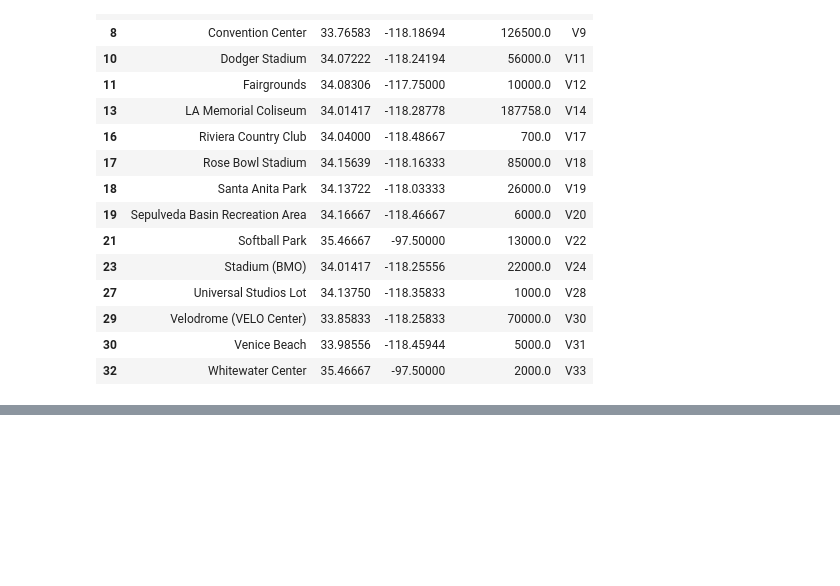
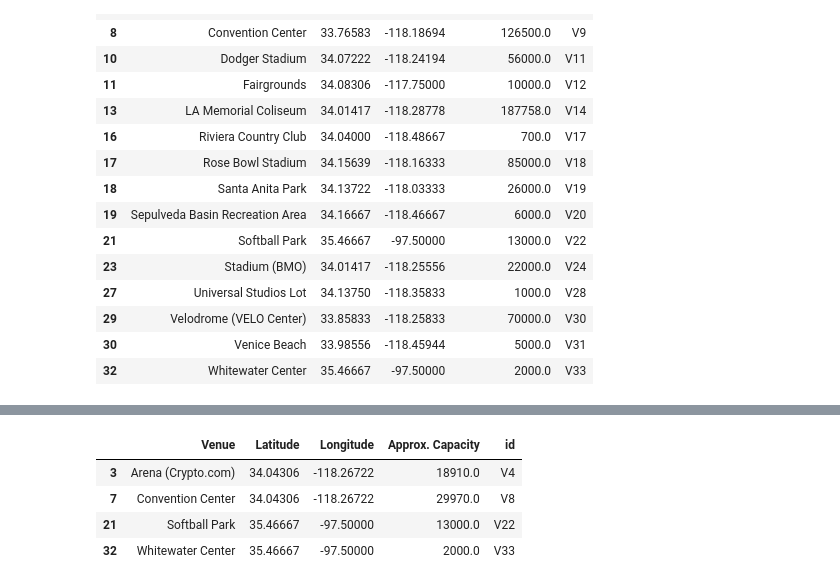
Before and after one commit to gr-oll/SLO_LA_Olympics, a Jupyter notebook: venues_merging.ipynb, the cells around one changed output, grey strips where cells are left out. Saved outputs shown, nothing was run; the diff lists cells and outputs as text; code cells hidden in the pictures; blank space fills up the shorter version.

```diff
--- a/venues_merging.ipynb
+++ b/venues_merging.ipynb
@@ -98,0 +134,10 @@ m
+# %%
+# Group venues by Latitude and Longitude, then filter groups with more than one venue.
+duplicated_venues = venues.groupby(['Latitude', 'Longitude']).filter(lambda group: len(group) > 1)
+duplicated_venues
+# %% [output]
+|  | Venue | Latitude | Longitude | Approx. Capacity | id |
+| 3 | Arena (Crypto.com) | 34.04306 | -118.26722 | 18910.0 | V4 |
+| 7 | Convention Center | 34.04306 | -118.26722 | 29970.0 | V8 |
+| 21 | Softball Park | 35.46667 | -97.50000 | 13000.0 | V22 |
+| 32 | Whitewater Center | 35.46667 | -97.50000 | 2000.0 | V33 |
```
Also changed, not shown: parts of 4 cells of this notebook, 8 other files.
